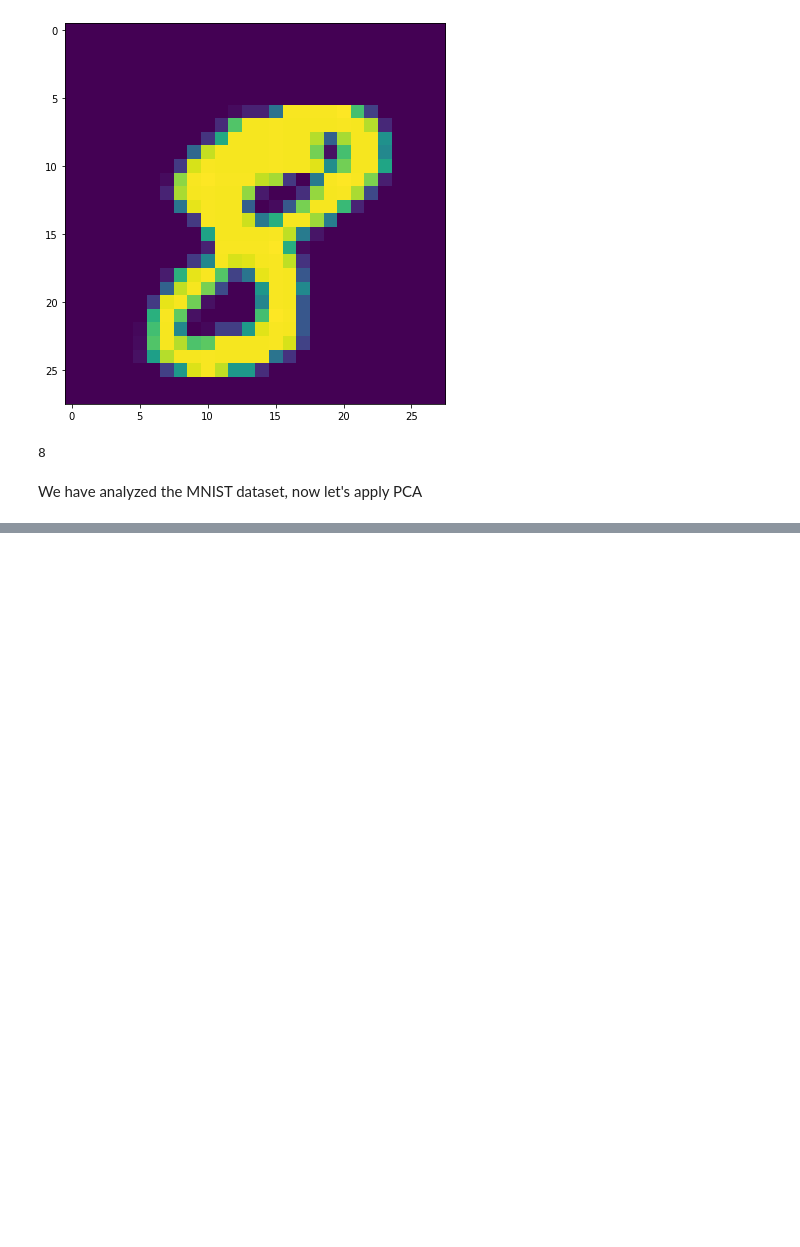
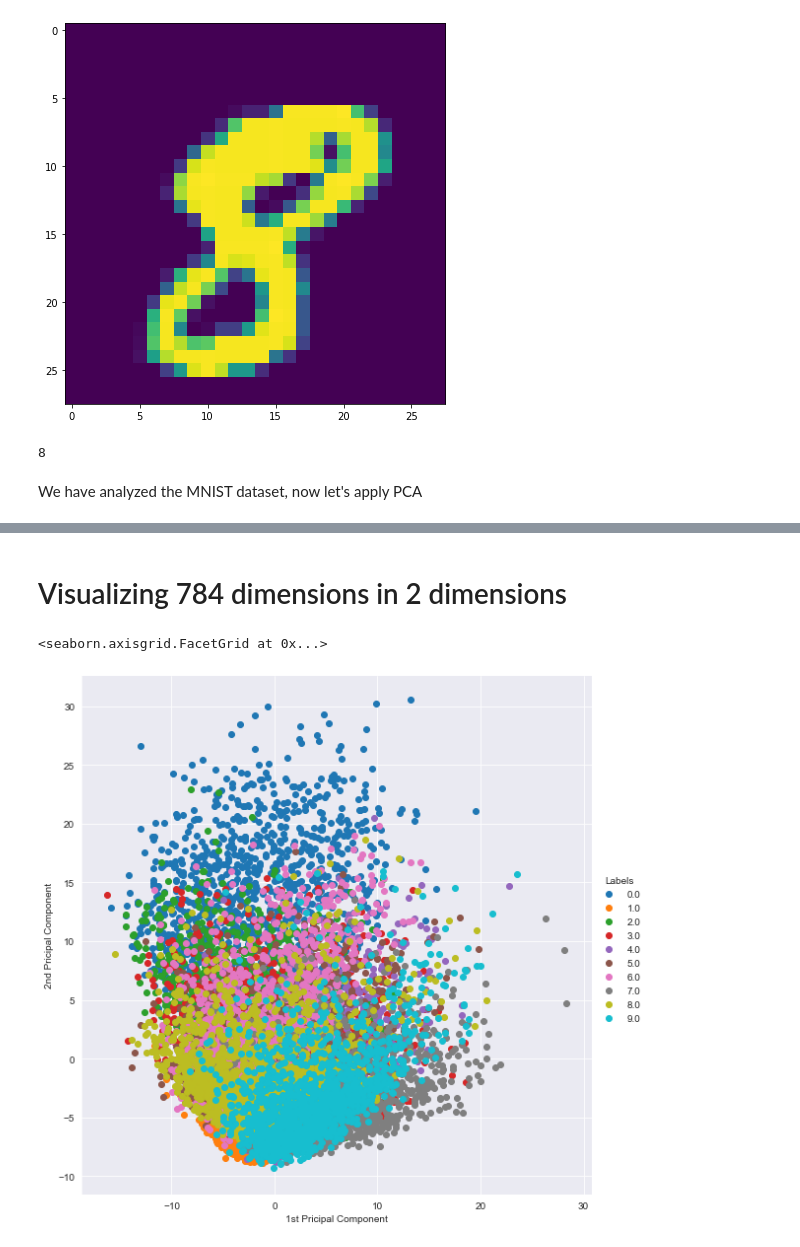
Before and after one commit to arpitiiitv/Principal-Component-Analysis, a Jupyter notebook: Principal Component Analysis.ipynb, the cells around one changed output, grey strips where cells are left out. Drawn from its saved outputs; the diff is of its cells as text; code cells hidden in the pictures; blank space fills up the shorter version.

```diff
--- a/Principal Component Analysis.ipynb
+++ b/Principal Component Analysis.ipynb
@@ -89,0 +233,8 @@ Let's learn PCA now
+# %% [markdown]
+# Visualizing 784 dimensions in 2 dimensions
+# %%
+sns.set_style("darkgrid")
+sns.FacetGrid(dataframe,hue='Labels',size=8).map(plt.scatter,"1st Pricipal Component","2nd Pricipal Component").add_legend()
+# %% [output]
+<seaborn.axisgrid.FacetGrid at 0x...>
+[figure, added]
```
Also changed, not shown: parts of 29 cells of this notebook.
